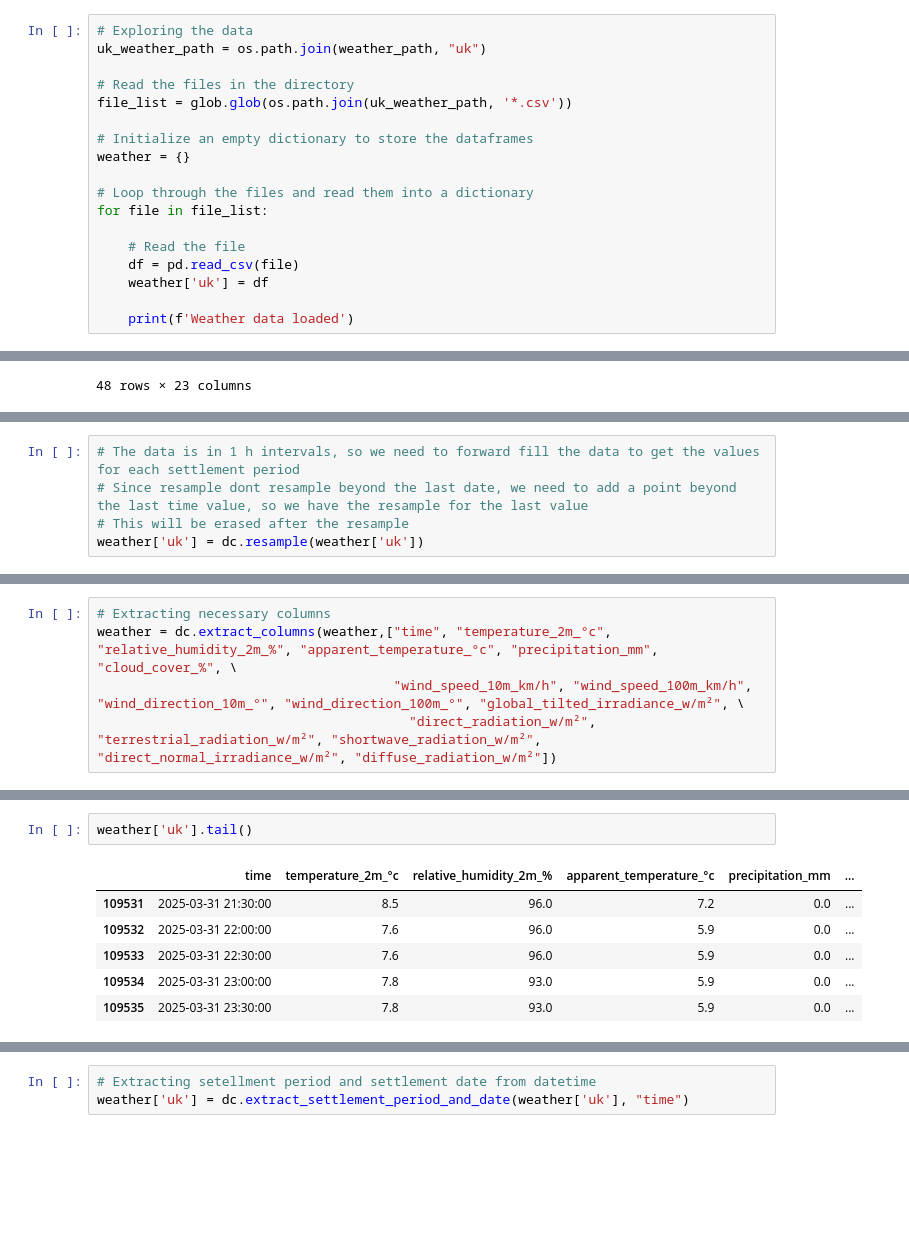
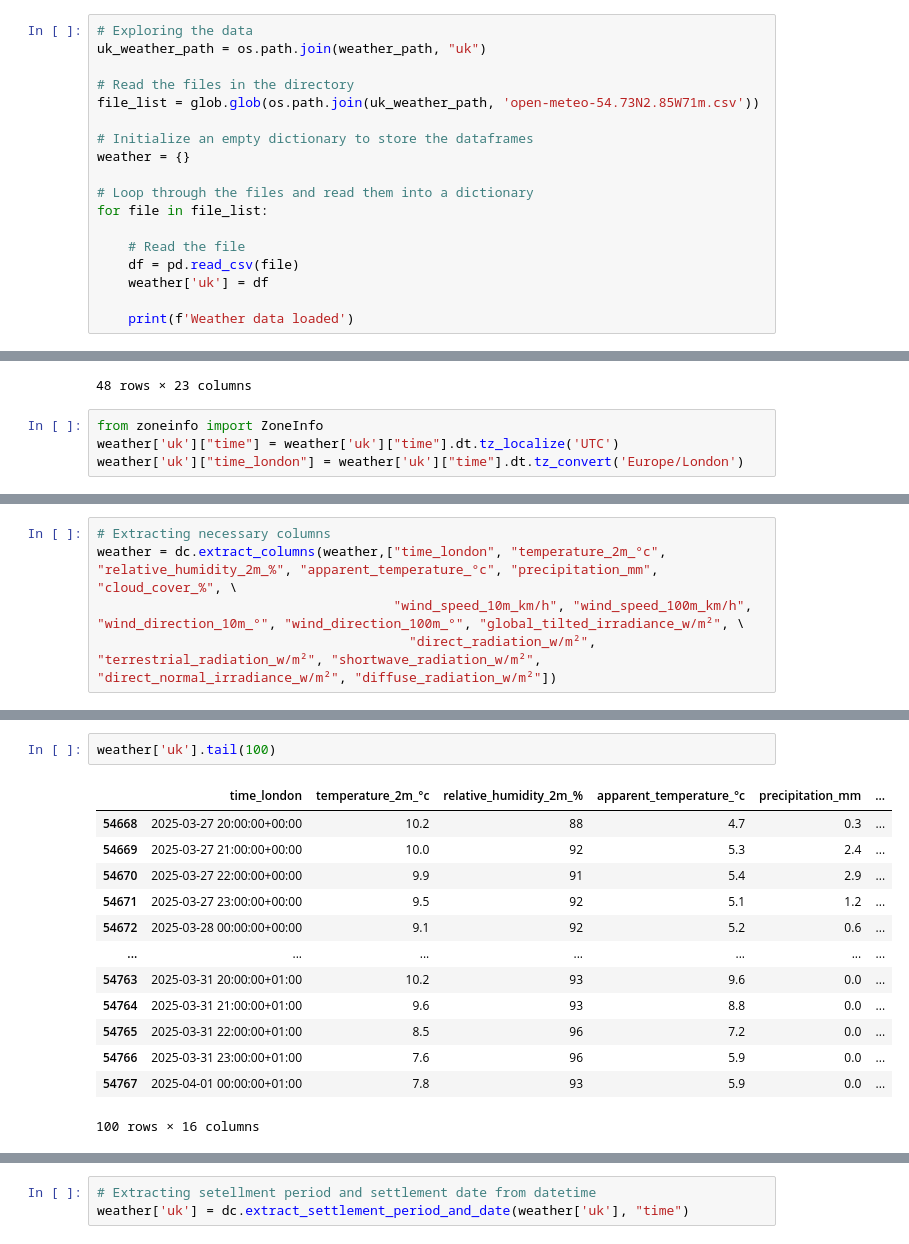
Before and after one commit to annnieglez/ecowatt-energy-forecasting, a Jupyter notebook: notebooks/data_collection_and_cleaning.ipynb, the cells around one changed output, grey strips where cells are left out. Saved outputs shown, nothing was run; the diff lists cells and outputs as text; blank space fills up the shorter version.

```diff
--- a/notebooks/data_collection_and_cleaning.ipynb
+++ b/notebooks/data_collection_and_cleaning.ipynb
@@ -907,7 +1150,7 @@ weather_path = os.path.join(file_path, "weather")
 uk_weather_path = os.path.join(weather_path, "uk")
 
 # Read the files in the directory
-file_list = glob.glob(os.path.join(uk_weather_path, '*.csv'))
+file_list = glob.glob(os.path.join(uk_weather_path, 'open-meteo-54.73N2.85W71m.csv'))
 
 # Initialize an empty dictionary to store the dataframes
 weather = {}
@@ -963,3 +1206,7 @@ weather['uk'].head(48)
 | 46 | 2019-01-02 22:00:00 | -3.3 | 91 | -7.0 | 0.0 | ... |
 | 47 | 2019-01-02 23:00:00 | -3.2 | 91 | -6.8 | 0.0 | ... |
 48 rows × 23 columns
+# %%
+from zoneinfo import ZoneInfo
+weather['uk']["time"] = weather['uk']["time"].dt.tz_localize('UTC')
+weather['uk']["time_london"] = weather['uk']["time"].dt.tz_convert('Europe/London')
@@ -976,5 +1238,0 @@ weather['uk'].tail()
-# %%
-# The data is in 1 h intervals, so we need to forward fill the data to get the values for each settlement period
-# Since resample dont resample beyond the last date, we need to add a point beyond the last time value, so we have the resample for the last value
-# This will be erased after the resample
-weather['uk'] = dc.resample(weather['uk'])
@@ -991,6 +1239,6 @@ weather['uk'].tail()
 # %%
 # Extracting necessary columns
-weather = dc.extract_columns(weather,["time", "temperature_2m_°c", "relative_humidity_2m_%", "apparent_temperature_°c", "precipitation_mm", "cloud_cover_%", \
+weather = dc.extract_columns(weather,["time_london", "temperature_2m_°c", "relative_humidity_2m_%", "apparent_temperature_°c", "precipitation_mm", "cloud_cover_%", \
                                       "wind_speed_10m_km/h", "wind_speed_100m_km/h", "wind_direction_10m_°", "wind_direction_100m_°", "global_tilted_irradiance_w/m²", \
                                         "direct_radiation_w/m²", "terrestrial_radiation_w/m²", "shortwave_radiation_w/m²", "direct_normal_irradiance_w/m²", "diffuse_radiation_w/m²"])
 # %% [output]
@@ -1017,11 +1265,18 @@ dtype: int64
 Count of duplicated values:
 0
 # %%
-weather['uk'].tail()
+weather['uk'].tail(100)
 # %% [output]
-|  | time | temperature_2m_°c | relative_humidity_2m_% | apparent_temperature_°c | precipitation_mm | ... |
-| 109531 | 2025-03-31 21:30:00 | 8.5 | 96.0 | 7.2 | 0.0 | ... |
-| 109532 | 2025-03-31 22:00:00 | 7.6 | 96.0 | 5.9 | 0.0 | ... |
-| 109533 | 2025-03-31 22:30:00 | 7.6 | 96.0 | 5.9 | 0.0 | ... |
-| 109534 | 2025-03-31 23:00:00 | 7.8 | 93.0 | 5.9 | 0.0 | ... |
-| 109535 | 2025-03-31 23:30:00 | 7.8 | 93.0 | 5.9 | 0.0 | ... |
+|  | time_london | temperature_2m_°c | relative_humidity_2m_% | apparent_temperature_°c | precipitation_mm | ... |
+| 54668 | 2025-03-27 20:00:00+00:00 | 10.2 | 88 | 4.7 | 0.3 | ... |
+| 54669 | 2025-03-27 21:00:00+00:00 | 10.0 | 92 | 5.3 | 2.4 | ... |
+| 54670 | 2025-03-27 22:00:00+00:00 | 9.9 | 91 | 5.4 | 2.9 | ... |
+| 54671 | 2025-03-27 23:00:00+00:00 | 9.5 | 92 | 5.1 | 1.2 | ... |
+| 54672 | 2025-03-28 00:00:00+00:00 | 9.1 | 92 | 5.2 | 0.6 | ... |
+| ... | ... | ... | ... | ... | ... | ... |
+| 54763 | 2025-03-31 20:00:00+01:00 | 10.2 | 93 | 9.6 | 0.0 | ... |
+| 54764 | 2025-03-31 21:00:00+01:00 | 9.6 | 93 | 8.8 | 0.0 | ... |
+| 54765 | 2025-03-31 22:00:00+01:00 | 8.5 | 96 | 7.2 | 0.0 | ... |
+| 54766 | 2025-03-31 23:00:00+01:00 | 7.6 | 96 | 5.9 | 0.0 | ... |
+| 54767 | 2025-04-01 00:00:00+01:00 | 7.8 | 93 | 5.9 | 0.0 | ... |
+100 rows × 16 columns
```
Also changed, not shown: parts of 91 cells of this notebook, 27 other files.
